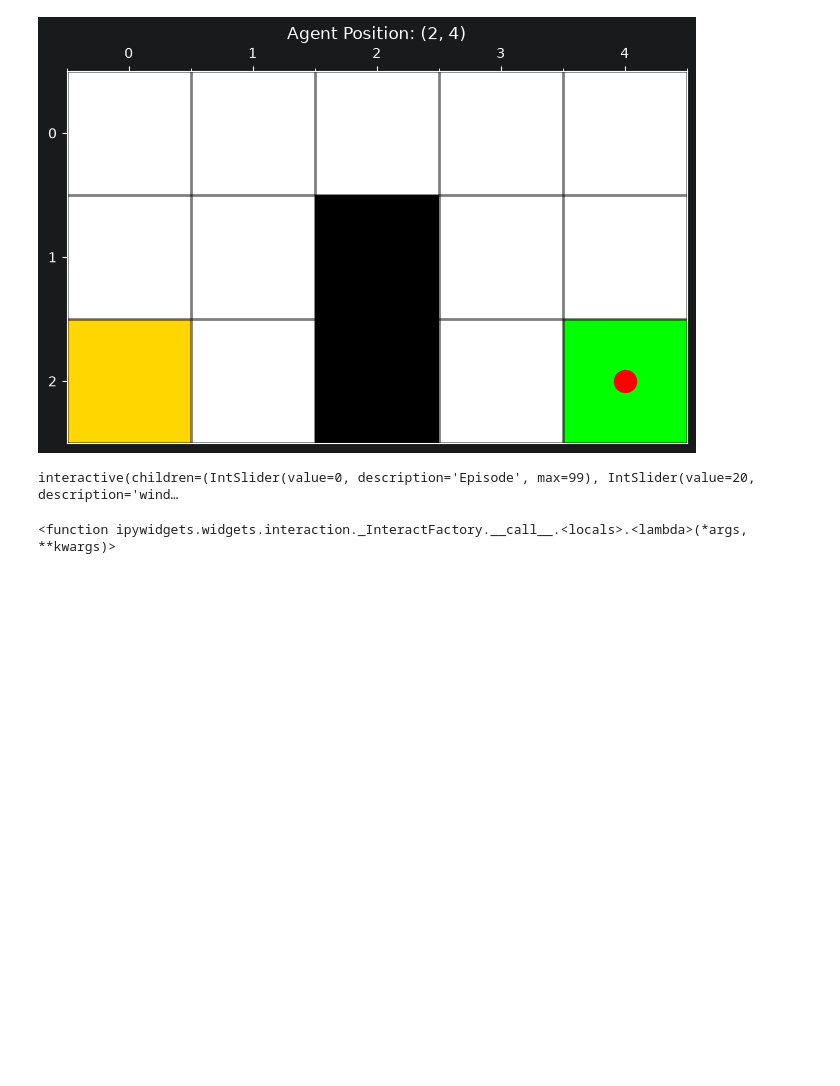
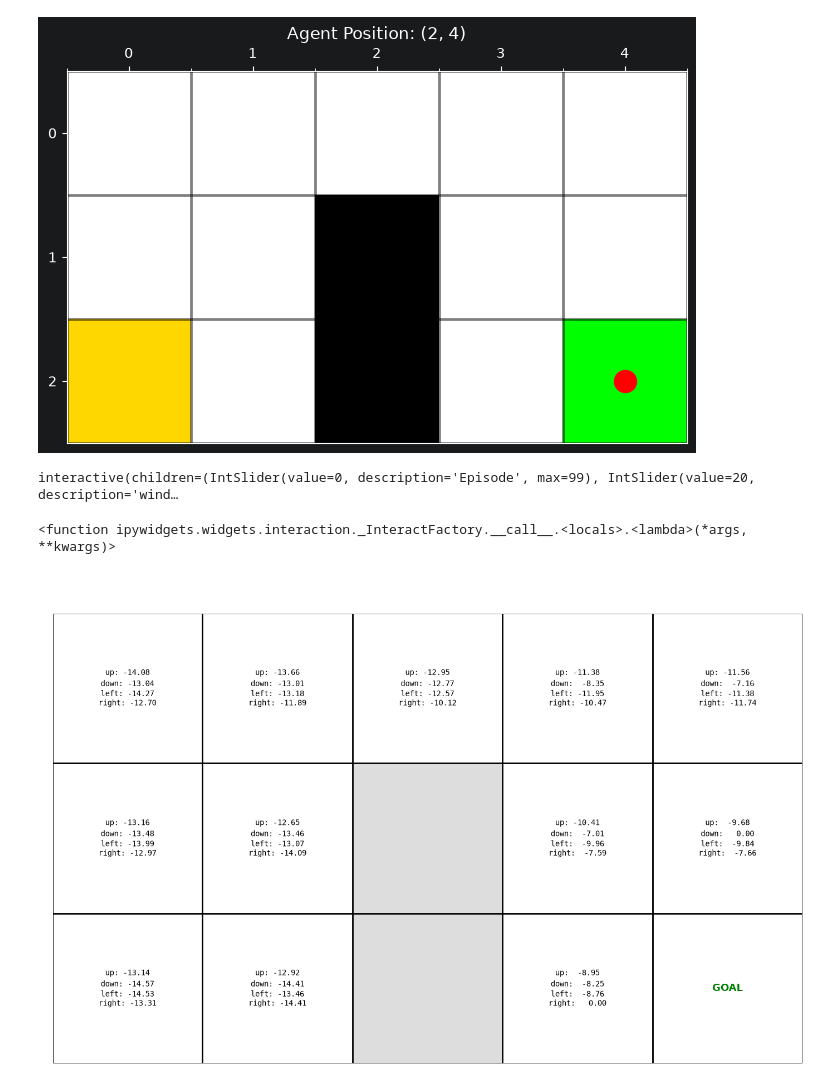
Before and after one commit to WumbleCat/monte-carlo-RL-maze, a Jupyter notebook: src/maze_problem_scratch.ipynb, the cells around one changed output. Drawn from its saved outputs; the diff is of its cells as text; code cells hidden in the pictures; blank space fills up the shorter version.

Commit message:
add visualtions for each episode

```diff
--- a/src/maze_problem_scratch.ipynb
+++ b/src/maze_problem_scratch.ipynb
@@ -506,3 +592,7 @@ interact(
 # %% [output]
 interactive(children=(IntSlider(value=0, description='Episode', max=99), IntSlider(value=20, description='wind…
 <function ipywidgets.widgets.interaction._InteractFactory.__call__.<locals>.<lambda>(*args, **kwargs)>
+# %%
+agent.display_q_values()
+# %% [output]
+[figure, added]
```
Also changed, not shown: parts of 2 cells of this notebook.
